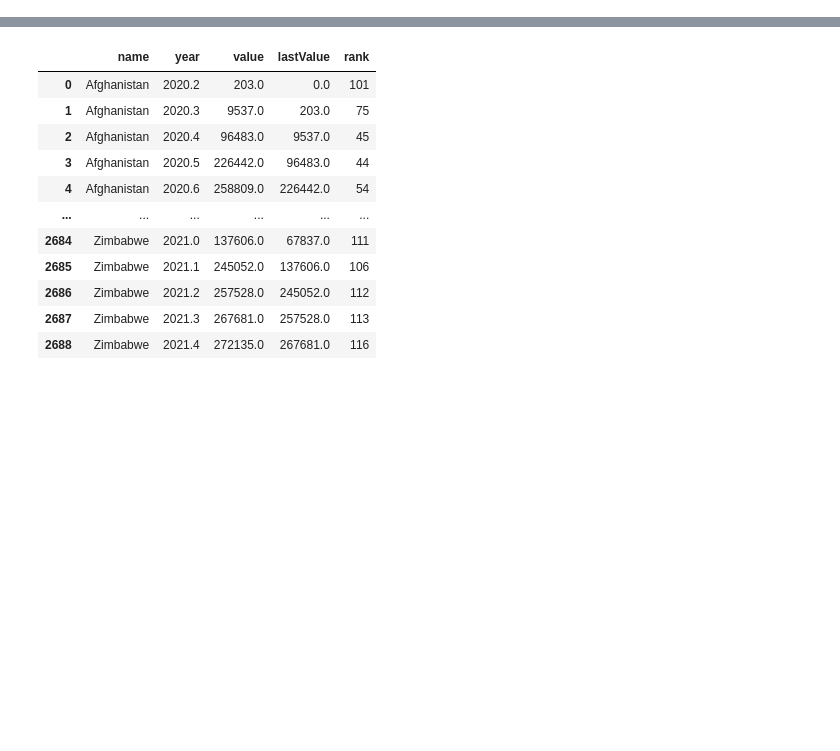
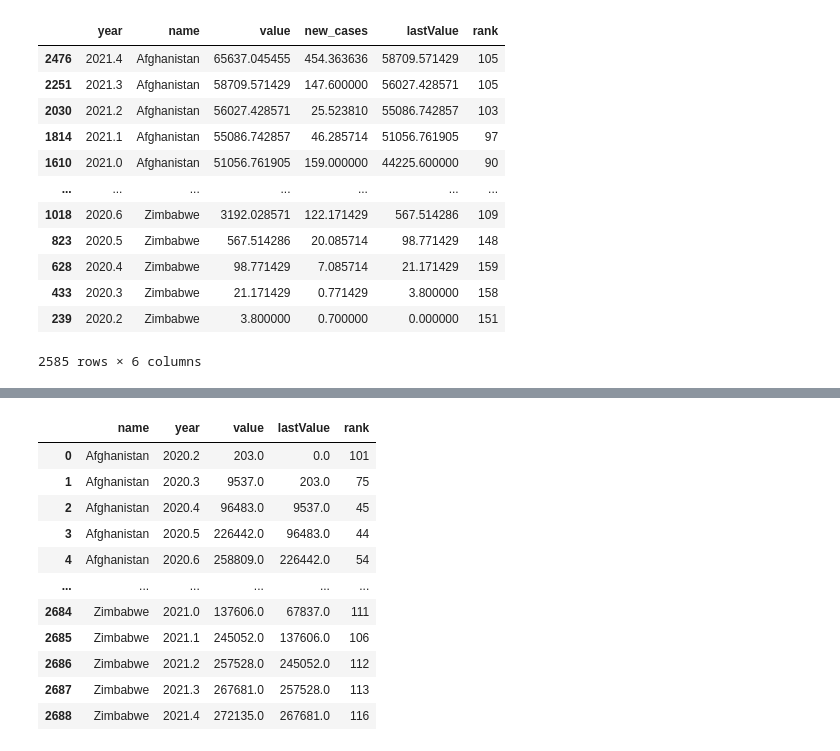
Before and after one commit to fapont/covid-dataviz, a Jupyter notebook: prepro.ipynb, the cells around one changed output, grey strips where cells are left out. Cells and saved outputs as stored; diff of their text form; code cells hidden in the pictures; blank space fills up the shorter version.

```diff
--- a/prepro.ipynb
+++ b/prepro.ipynb
@@ -16,3 +18,42 @@ df_a
 | 18098 | Zara | NaN | 2004.8 | NaN | 100 |
 | 18099 | Zara | NaN | 2004.9 | NaN | 100 |
 18100 rows × 5 columns
+# %%
+df_b = pd.read_csv("web/data/covid-data.csv")
+df_b["date"] = pd.to_datetime(df_b["date"])
+df_b = df_b[["date", "location", "total_cases", "new_cases"]]
+df_b["lastValue"] = df_b["total_cases"] - df_b["new_cases"]
+df_b = df_b.rename(columns={"total_cases" : "value", "location" : "name"})
+df_b = df_b.fillna(0)
+df_b = df_b.sort_values(["date", "value"], ascending=[True, False])
+df_b["date"] = df_b["date"].apply(lambda x: round(x.isocalendar()[0] + x.isocalendar()[1]/52, 1))
+df_b = df_b.groupby(["date", "name"]).mean().reset_index()
+df_b = df_b.rename(columns={"date":"year"})
+cont = ["Europe", "Asia", "North America", "Africa", "Oceania", "World", "South America", "European Union"]
+df_b = df_b[~df_b["name"].isin(cont)]
+df_b["rank"] = df_b.groupby("year").rank(method="max", ascending=False)["value"].astype(int)
+df_b = df_b.replace(0, np.nan)
+df_b = df_b.iloc[5:,:]
+df_b = df_b.sort_values(["name", "year"], ascending=[True, False])
+df_b["lastValue"] = 0
+df_tot = pd.DataFrame()
+for pays in df_b["name"].unique():
+    df_temp = df_b[df_b["name"]==pays].copy()
+    df_temp["lastValue"] = df_temp["value"].shift(periods=-1).fillna(0)
+    df_tot = pd.concat([df_tot,df_temp])
+df_tot = df_tot.sort_values(["name", "year"], ascending=[True, False])
+df_tot
+# %% [output]
+|  | year | name | value | new_cases | lastValue | rank |
+| 2476 | 2021.4 | Afghanistan | 65637.045455 | 454.363636 | 58709.571429 | 105 |
+| 2251 | 2021.3 | Afghanistan | 58709.571429 | 147.600000 | 56027.428571 | 105 |
+| 2030 | 2021.2 | Afghanistan | 56027.428571 | 25.523810 | 55086.742857 | 103 |
+| 1814 | 2021.1 | Afghanistan | 55086.742857 | 46.285714 | 51056.761905 | 97 |
+| 1610 | 2021.0 | Afghanistan | 51056.761905 | 159.000000 | 44225.600000 | 90 |
+| ... | ... | ... | ... | ... | ... | ... |
+| 1018 | 2020.6 | Zimbabwe | 3192.028571 | 122.171429 | 567.514286 | 109 |
+| 823 | 2020.5 | Zimbabwe | 567.514286 | 20.085714 | 98.771429 | 148 |
+| 628 | 2020.4 | Zimbabwe | 98.771429 | 7.085714 | 21.171429 | 159 |
+| 433 | 2020.3 | Zimbabwe | 21.171429 | 0.771429 | 3.800000 | 158 |
+| 239 | 2020.2 | Zimbabwe | 3.800000 | 0.700000 | 0.000000 | 151 |
+2585 rows × 6 columns
```
Also changed, not shown: parts of 7 cells of this notebook, 2 other files.
